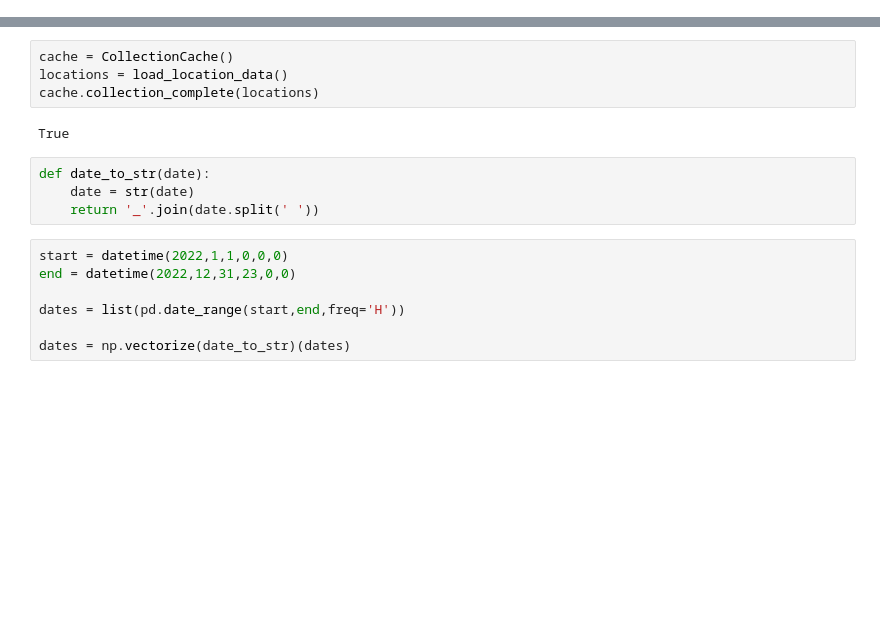
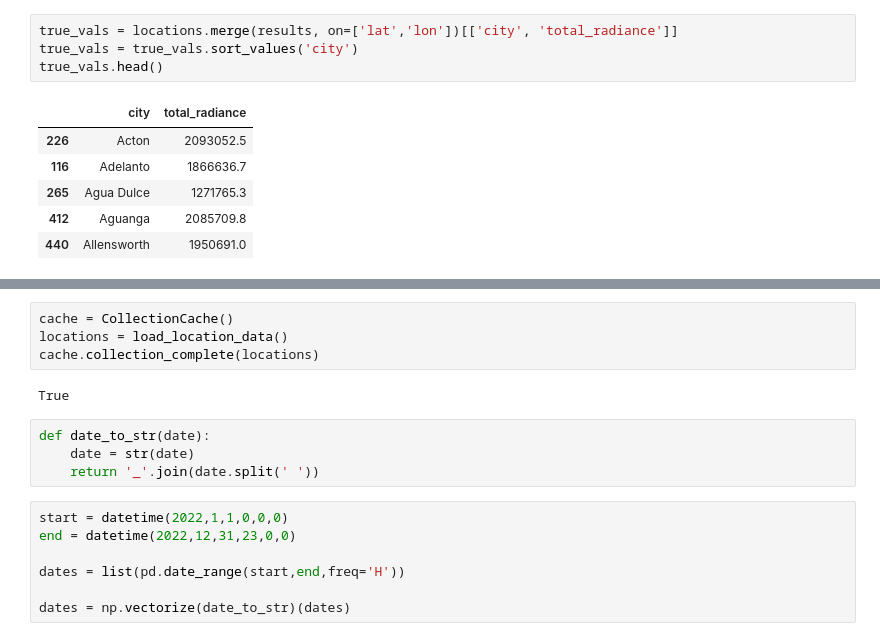
Before and after one commit to mattwheeler092/solar-power-output-prediction, a Jupyter notebook: etl_pipeline/dev.ipynb, the cells around one changed output, grey strips where cells are left out. Drawn from its saved outputs; the diff is of its cells as text; blank space fills up the shorter version.

```diff
--- a/etl_pipeline/dev.ipynb
+++ b/etl_pipeline/dev.ipynb
@@ -18,0 +62,11 @@ from utils import load_location_data
+# %%
+true_vals = locations.merge(results, on=['lat','lon'])[['city', 'total_radiance']]
+true_vals = true_vals.sort_values('city')
+true_vals.head()
+# %% [output]
+|  | city | total_radiance |
+| 226 | Acton | 2093052.5 |
+| 116 | Adelanto | 1866636.7 |
+| 265 | Agua Dulce | 1271765.3 |
+| 412 | Aguanga | 2085709.8 |
+| 440 | Allensworth | 1950691.0 |
```
Also changed, not shown: parts of 14 cells of this notebook, 1 other file.
